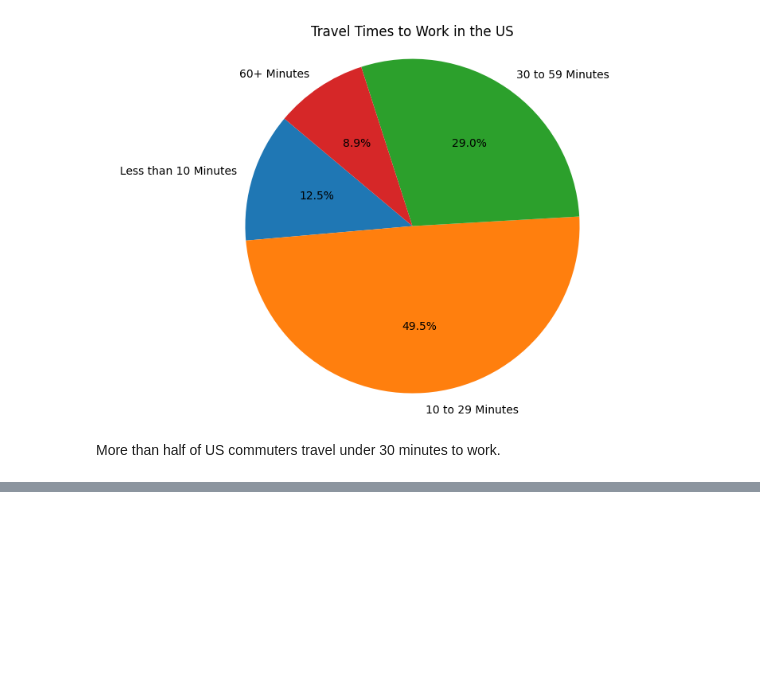
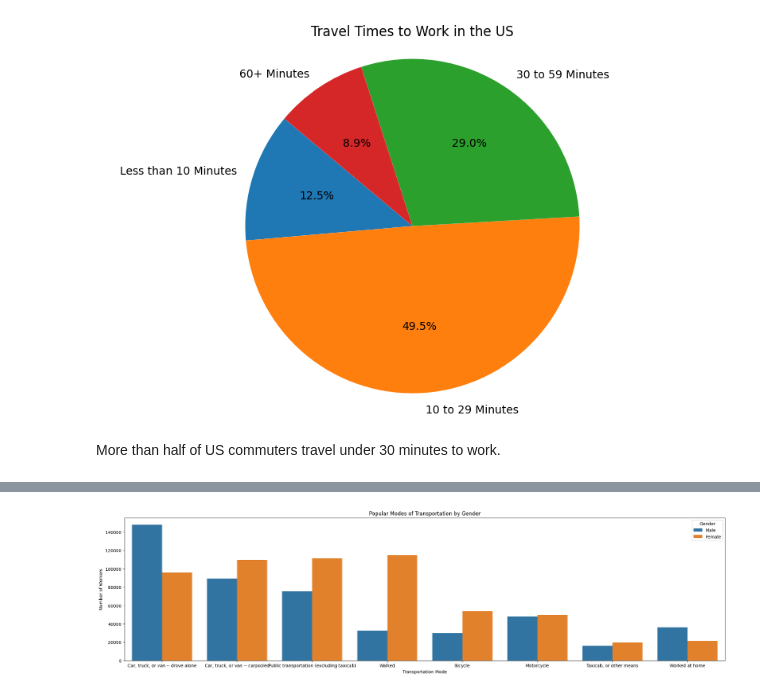
Before and after one commit to angelikabrown/CensusDataEDA, a Jupyter notebook: commute_viz.ipynb, the cells around one changed output, grey strips where cells are left out. Drawn from its saved outputs; the diff is of its cells as text; code cells hidden in the pictures; blank space fills up the shorter version.

Commit message:
bar chart

```diff
--- a/commute_viz.ipynb
+++ b/commute_viz.ipynb
@@ -29,0 +32,2 @@ More than half of US commuters travel under 30 minutes to work.
+# %%
+modes = pd.read_csv('transportation_mode_by_gender.csv')
@@ -29,0 +43,11 @@ More than half of US commuters travel under 30 minutes to work.
+# %%
+# Visualize transportation by gender in a bar chart
+plt.figure(figsize=(25, 6))
+sns.barplot(x='Transportation Mode', y='Number of Workers', hue='Gender', data=modes)
+plt.title('Popular Modes of Transportation by Gender')
+plt.xlabel('Transportation Mode')
+plt.ylabel('Number of Workers')
+plt.legend(title='Gender')
+plt.show()
+# %% [output]
+[figure, added]
```
Also changed, not shown: parts of 2 cells of this notebook.
